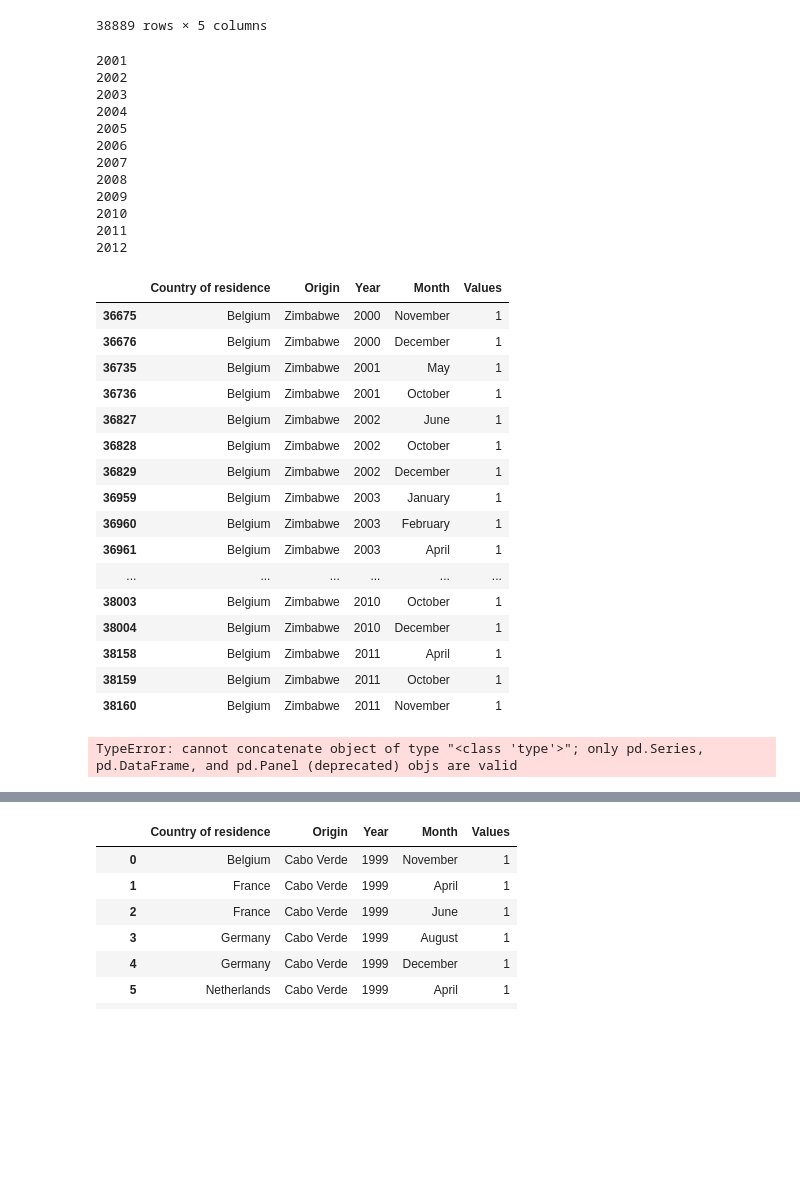
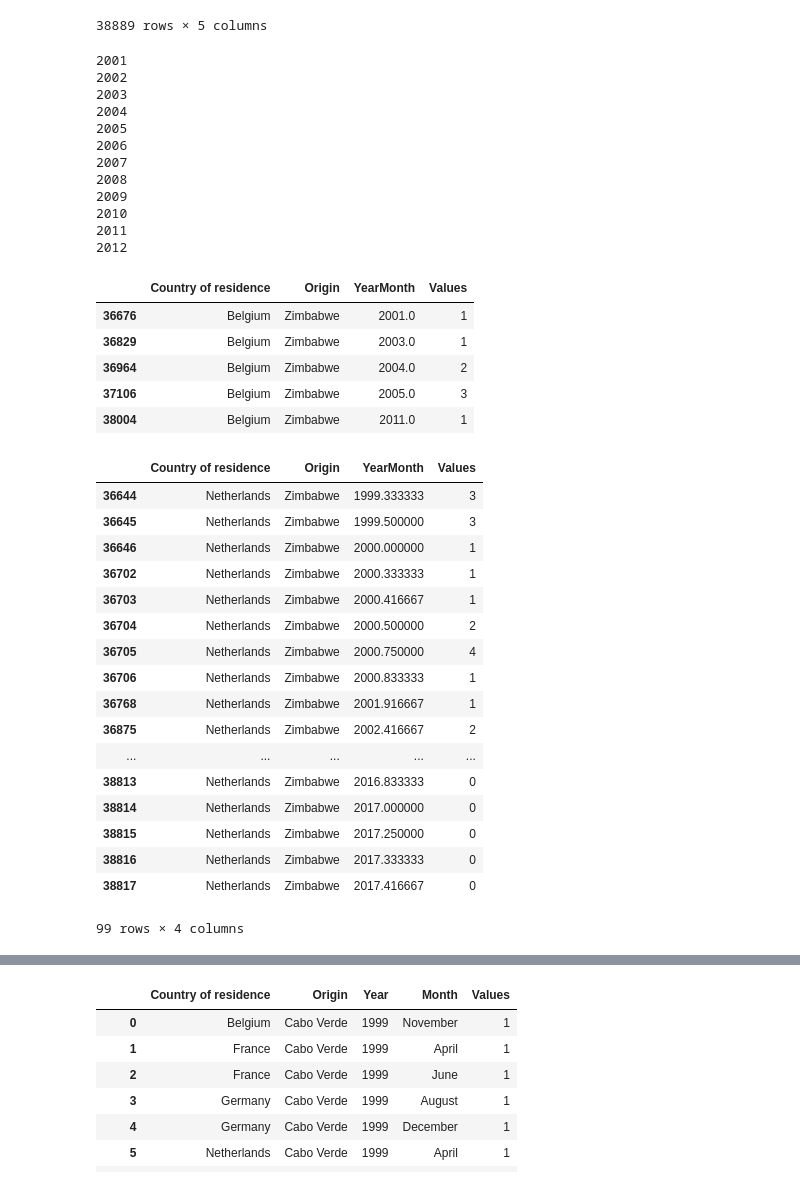
Before and after one commit to Take2001/DataProcessing, a Jupyter notebook: klad/Bob/csv.ipynb, the cells around one changed output, grey strips where cells are left out. Cells and saved outputs as stored; diff of their text form; code cells hidden in the pictures; blank space fills up the shorter version.

```diff
--- a/klad/Bob/csv.ipynb
+++ b/klad/Bob/csv.ipynb
@@ -39,70 +39,65 @@ df = pd.DataFrame(raw_data)
 # %%
 def select_plot(input_data, country_of_residence, origin, beginyear, endyear):
     year1 = input_data
     year1 = year1.loc[year1['Country of residence'] == country_of_residence]
     year1 = year1.loc[year1['Origin'] == origin]
-    year1 = year1.loc[input_data['Year'] == beginyear]
+    year1 = year1.loc[input_data['YearMonth'] == beginyear]
     output_data = year1
     for i in range(beginyear + 1, endyear + 1):
         print(i)
         yeari = input_data
         yeari = yeari.loc[yeari['Country of residence'] == country_of_residence]
         yeari = yeari.loc[yeari['Origin'] == origin]
-        yeari = yeari.loc[input_data['Year'] == i]
+        yeari = yeari.loc[input_data['YearMonth'] == i]
         output_data = pd.concat([output_data, yeari])
     return output_data
 
 select_plot(df, 'Belgium', 'Zimbabwe', 2000, 2012)
 # %% [output]
 2001
 2002
 2003
 2004
 2005
 2006
 2007
 2008
 2009
 2010
 2011
 2012
-|  | Country of residence | Origin | Year | Month | Values |
-| 36675 | Belgium | Zimbabwe | 2000 | November | 1 |
-| 36676 | Belgium | Zimbabwe | 2000 | December | 1 |
-| 36735 | Belgium | Zimbabwe | 2001 | May | 1 |
-| 36736 | Belgium | Zimbabwe | 2001 | October | 1 |
-| 36827 | Belgium | Zimbabwe | 2002 | June | 1 |
-| 36828 | Belgium | Zimbabwe | 2002 | October | 1 |
-| 36829 | Belgium | Zimbabwe | 2002 | December | 1 |
-| 36959 | Belgium | Zimbabwe | 2003 | January | 1 |
-| 36960 | Belgium | Zimbabwe | 2003 | February | 1 |
-| 36961 | Belgium | Zimbabwe | 2003 | April | 1 |
-| ... | ... | ... | ... | ... | ... |
-| 38003 | Belgium | Zimbabwe | 2010 | October | 1 |
-| 38004 | Belgium | Zimbabwe | 2010 | December | 1 |
-| 38158 | Belgium | Zimbabwe | 2011 | April | 1 |
-| 38159 | Belgium | Zimbabwe | 2011 | October | 1 |
-| 38160 | Belgium | Zimbabwe | 2011 | November | 1 |
+|  | Country of residence | Origin | YearMonth | Values |
+| 36676 | Belgium | Zimbabwe | 2001.0 | 1 |
+| 36829 | Belgium | Zimbabwe | 2003.0 | 1 |
+| 36964 | Belgium | Zimbabwe | 2004.0 | 2 |
+| 37106 | Belgium | Zimbabwe | 2005.0 | 3 |
+| 38004 | Belgium | Zimbabwe | 2011.0 | 1 |
-# %%
-country_of_residence = 'Netherlands'
-origin = 'Sudan'
-year = 2000
-year2 = 2002
-
-input_data = df
-input_data = input_data.loc[input_data['Country of residence'] == country_of_residence]
-input_data = input_data.loc[input_data['Origin'] == origin]
-input_data = input_data.loc[input_data['Year'] == year]
-input_data
-
-input_data2 = df
-input_data2 = input_data2.loc[input_data2['Country of residence'] == country_of_residence]
-input_data2 = input_data2.loc[input_data2['Origin'] == origin]
-input_data2 = input_data2.loc[input_data2['Year'] == year2]
-input_data2
-
-output_data = pd.concat([pd.DataFrame, input_data2])
-output_data
-# %% [output]
-TypeError: cannot concatenate object of type "<class 'type'>"; only pd.Series, pd.DataFrame, and pd.Panel (deprecated) objs are valid
+# %%
+country_of_residence = 'Netherlands'
+origin = 'Zimbabwe'
+
+
+Ned = df
+Ned = input_data.loc[input_data['Country of residence'] == country_of_residence]
+Ned = input_data.loc[input_data['Origin'] == origin]
+Ned
+# %% [output]
+|  | Country of residence | Origin | YearMonth | Values |
+| 36644 | Netherlands | Zimbabwe | 1999.333333 | 3 |
+| 36645 | Netherlands | Zimbabwe | 1999.500000 | 3 |
+| 36646 | Netherlands | Zimbabwe | 2000.000000 | 1 |
+| 36702 | Netherlands | Zimbabwe | 2000.333333 | 1 |
+| 36703 | Netherlands | Zimbabwe | 2000.416667 | 1 |
+| 36704 | Netherlands | Zimbabwe | 2000.500000 | 2 |
+| 36705 | Netherlands | Zimbabwe | 2000.750000 | 4 |
+| 36706 | Netherlands | Zimbabwe | 2000.833333 | 1 |
+| 36768 | Netherlands | Zimbabwe | 2001.916667 | 1 |
+| 36875 | Netherlands | Zimbabwe | 2002.416667 | 2 |
+| ... | ... | ... | ... | ... |
+| 38813 | Netherlands | Zimbabwe | 2016.833333 | 0 |
+| 38814 | Netherlands | Zimbabwe | 2017.000000 | 0 |
+| 38815 | Netherlands | Zimbabwe | 2017.250000 | 0 |
+| 38816 | Netherlands | Zimbabwe | 2017.333333 | 0 |
+| 38817 | Netherlands | Zimbabwe | 2017.416667 | 0 |
+99 rows × 4 columns
 # %%
```
Also changed, not shown: parts of 1 cell of this notebook, 2 other files.
